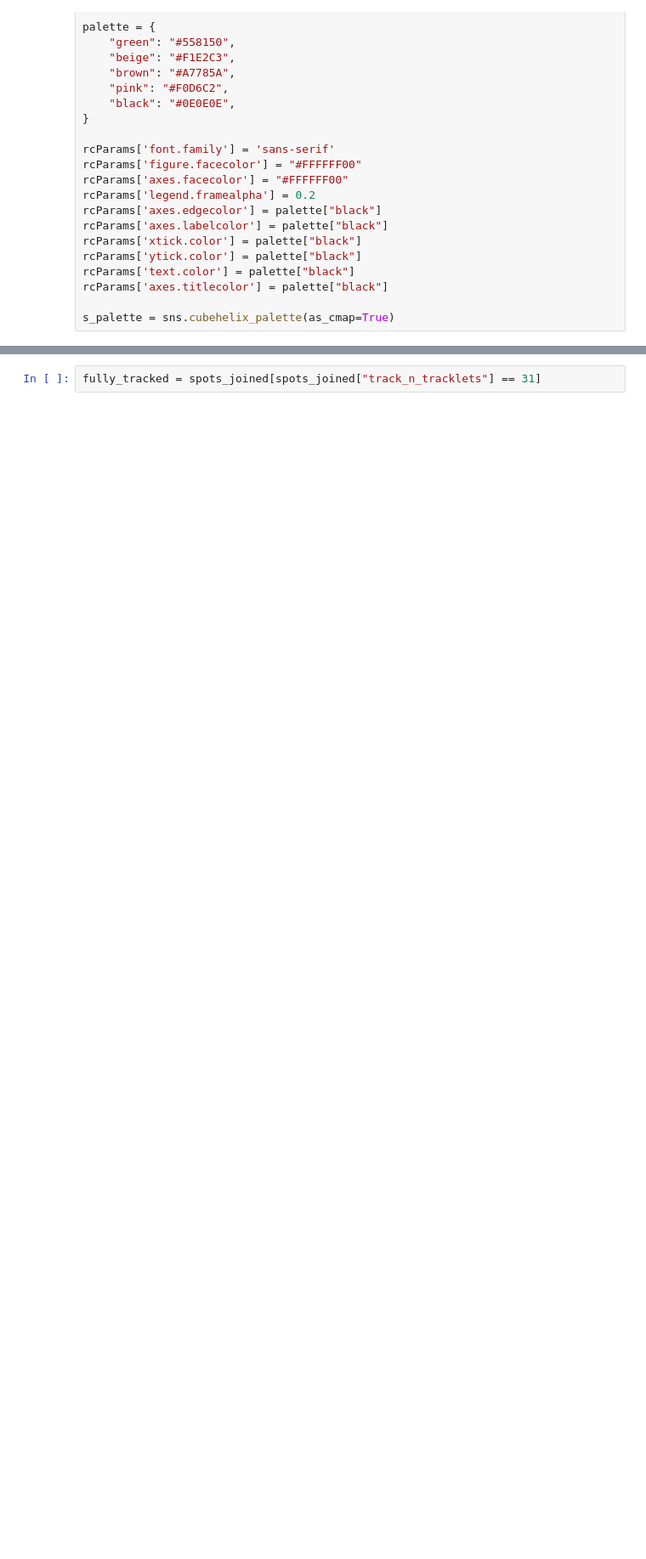
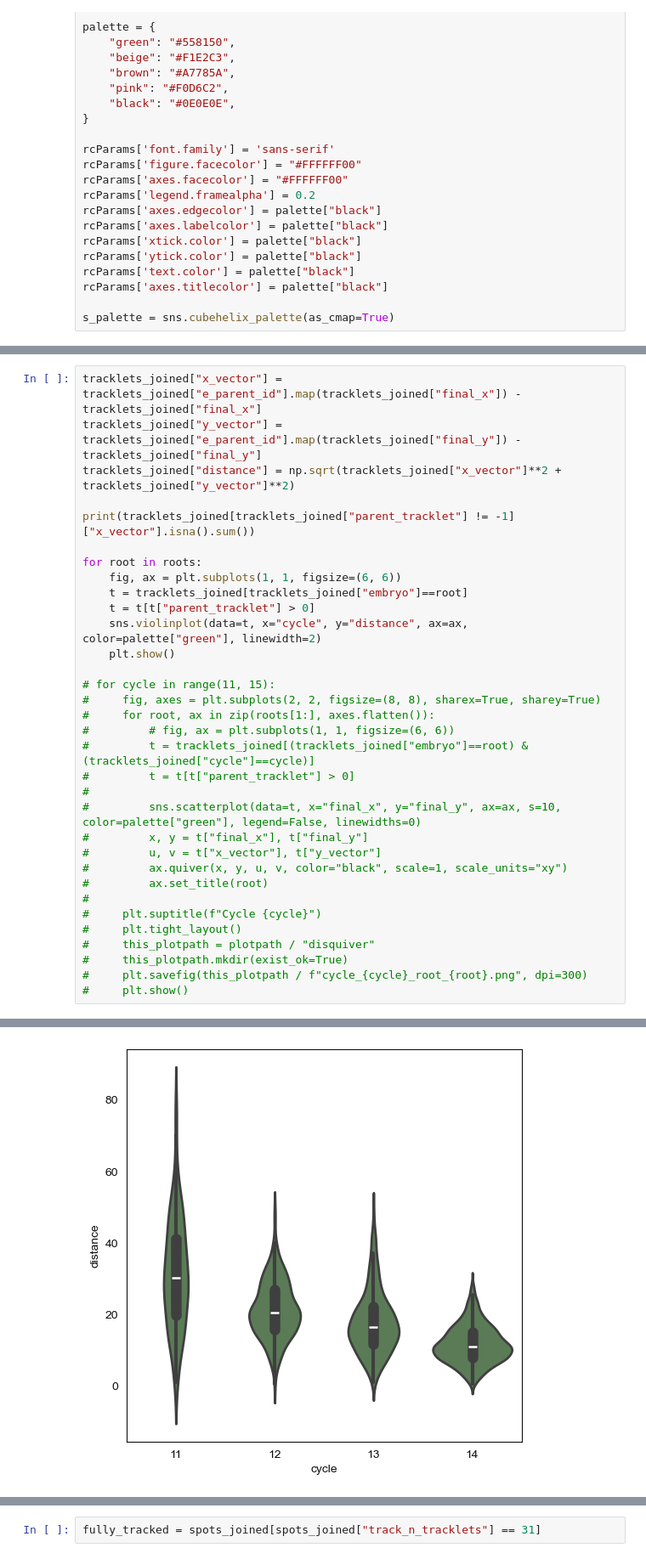
Before and after one commit to Harrison-Oatman/NucleiTracking, a Jupyter notebook: notebooks/lineage_plotting.ipynb, the cells around one changed output, grey strips where cells are left out. Shown at 85% size. Cells and saved outputs as stored; diff of their text form; blank space fills up the shorter version.

```diff
--- a/notebooks/lineage_plotting.ipynb
+++ b/notebooks/lineage_plotting.ipynb
@@ -69,0 +78,34 @@ Index(['Unnamed: 0', 'ID', 'track_id', 'tracklet_id', 'distance_from_edge',
+# %%
+tracklets_joined["x_vector"] = tracklets_joined["e_parent_id"].map(tracklets_joined["final_x"]) - tracklets_joined["final_x"]
+tracklets_joined["y_vector"] = tracklets_joined["e_parent_id"].map(tracklets_joined["final_y"]) - tracklets_joined["final_y"]
+tracklets_joined["distance"] = np.sqrt(tracklets_joined["x_vector"]**2 + tracklets_joined["y_vector"]**2)
+
+print(tracklets_joined[tracklets_joined["parent_tracklet"] != -1]["x_vector"].isna().sum())
+
+for root in roots:
+    fig, ax = plt.subplots(1, 1, figsize=(6, 6))
+    t = tracklets_joined[tracklets_joined["embryo"]==root]
+    t = t[t["parent_tracklet"] > 0]
+    sns.violinplot(data=t, x="cycle", y="distance", ax=ax, color=palette["green"], linewidth=2)
+    plt.show()
+
+# for cycle in range(11, 15):
+#     fig, axes = plt.subplots(2, 2, figsize=(8, 8), sharex=True, sharey=True)
+#     for root, ax in zip(roots[1:], axes.flatten()):
+#         # fig, ax = plt.subplots(1, 1, figsize=(6, 6))
+#         t = tracklets_joined[(tracklets_joined["embryo"]==root) & (tracklets_joined["cycle"]==cycle)]
+#         t = t[t["parent_tracklet"] > 0]
+#
+#         sns.scatterplot(data=t, x="final_x", y="final_y", ax=ax, s=10, color=palette["green"], legend=False, linewidths=0)
+#         x, y = t["final_x"], t["final_y"]
+#         u, v = t["x_vector"], t["y_vector"]
+#         ax.quiver(x, y, u, v, color="black", scale=1, scale_units="xy")
+#         ax.set_title(root)
+#
+#     plt.suptitle(f"Cycle {cycle}")
+#     plt.tight_layout()
+#     this_plotpath = plotpath / "disquiver"
+#     this_plotpath.mkdir(exist_ok=True)
+#     plt.savefig(this_plotpath / f"cycle_{cycle}_root_{root}.png", dpi=300)
+#     plt.show()
+# %% [output]
@@ -69,0 +113 @@ Index(['Unnamed: 0', 'ID', 'track_id', 'tracklet_id', 'distance_from_edge',
+[figure, added]
```
Also changed, not shown: parts of 12 cells of this notebook.
